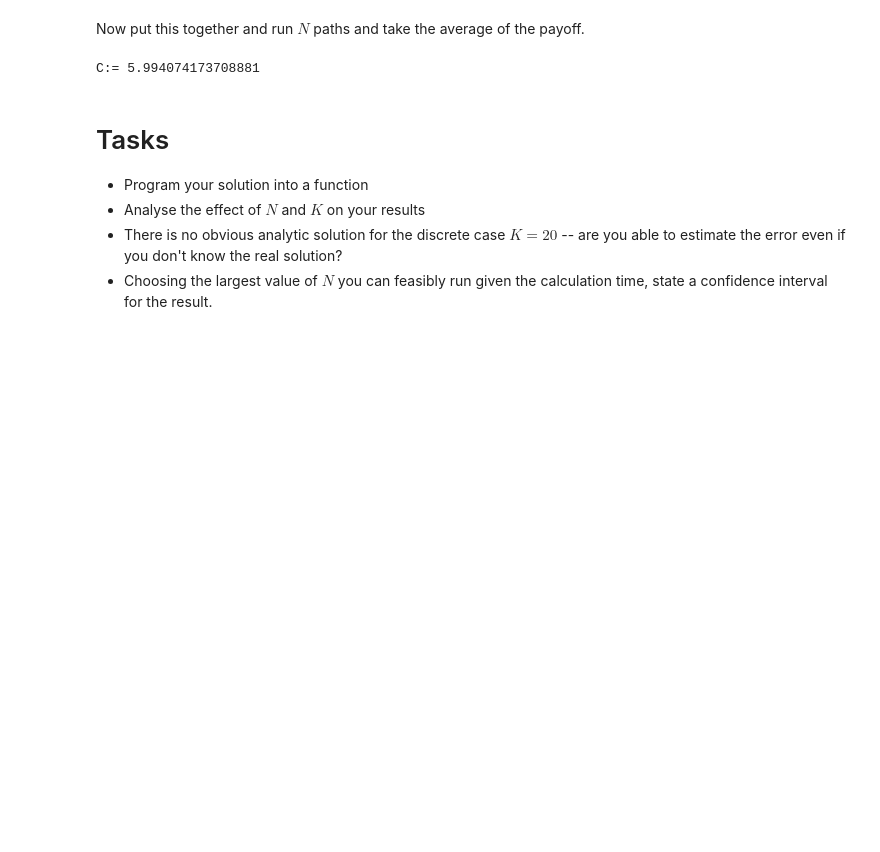
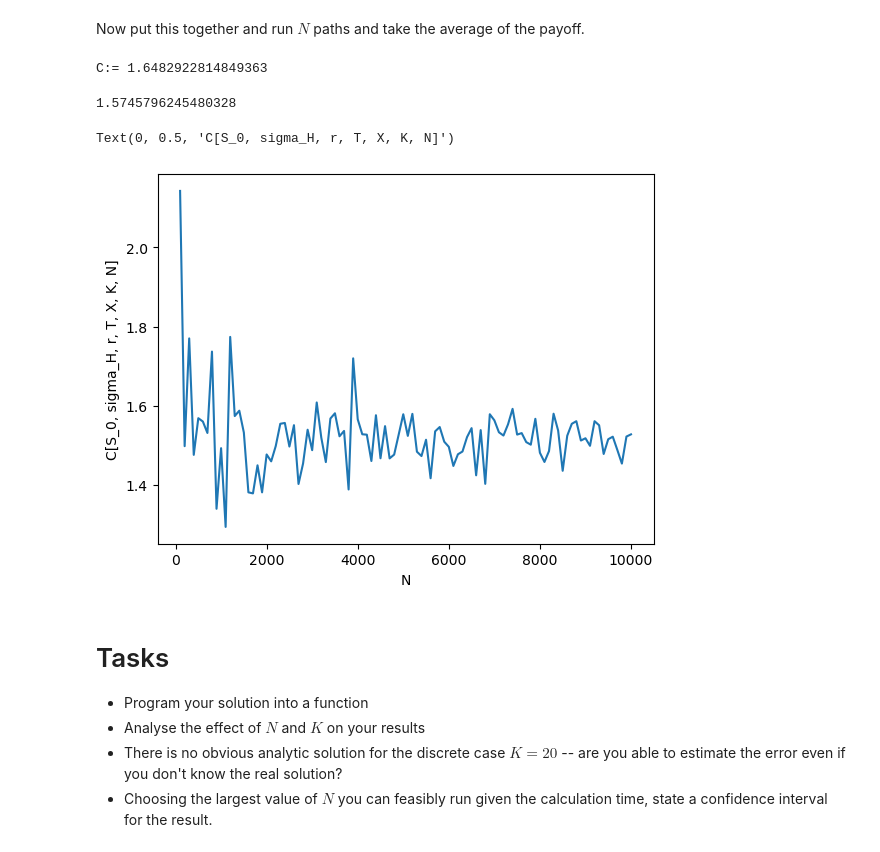
Before and after one commit to pjohno/MATH60082-python, a Jupyter notebook: MATH60082-lab-class-6.ipynb, the cells around one changed output. Drawn from its saved outputs; the diff is of its cells as text; code cells hidden in the pictures; blank space fills up the shorter version.

```diff
--- a/MATH60082-lab-class-6.ipynb
+++ b/MATH60082-lab-class-6.ipynb
@@ -241,20 +259,29 @@ Now put this together and run $N$ paths and take the average of the payoff.
 dW = rng.normal( 0.0 , numpy.sqrt(dt) , size = (N,K) )
 
 S_t = numpy.zeros(K+1)
+sigma_t = numpy.zeros(K+1)
 
 sum=0.0
 # run N paths
 for i in range(0,N):
     # initialise stock and path variables
     S_t[0] = S_0
+    sigma_t[0] = sigma_L
     A = 0.0
     # run through path
     for k in range(0,K):
-        S_t[k+1] = S_t[k] * numpy.exp((r-0.5*sigma*sigma)*dt+sigma*dW[i][k])
+        S_t[k+1] = S_t[k] * numpy.exp((r-0.5*sigma_t[k]*sigma_t[k])*dt+sigma_t[k]*dW[i][k])
+        if abs(sigma_t[k] - sigma_L) < 1.e-6:
+            if xi[i][k] < lam_LH*dt:
+                sigma_t[k+1] = sigma_H
+            else:
+                sigma_t[k+1] = sigma_L
+        else:
+            sigma_t[k+1] = sigma_H
         A = A + abs(S_t[k+1] - S_t[k])
     A = A/numpy.sqrt(K)
     # now calculate payoff on A
     sum = sum + max(A-X,0.0)
 print("C:=",sum/N*numpy.exp(-r*T))
 # %% [output]
-C:= 5.994074173708881
+C:= 1.6482922814849363
@@ -261,3 +320,24 @@ C:= 5.994074173708881
+# %%
+print(monteCarlo(S_0, sigma_L , sigma_H, lam_LH,r, T, X, K, N,rng))
+# %% [output]
+1.5745796245480328
+# %%
+import matplotlib.pyplot as plt
+
+numberOfResults = 100
+# setup some vectors to store the results
+Narray = numpy.zeros(numberOfResults,dtype=int)
+Varray = numpy.zeros(numberOfResults)
+# loop over different values of N
+for i in range(0,numberOfResults):
+    Narray[i] = (i+1)*100
+    Varray[i] = monteCarlo(S_0, sigma_L , sigma_H, lam_LH,r, T, X, K, Narray[i],rng)
+plt.plot(Narray, Varray)
+plt.xlabel("N")
+plt.ylabel("C[S_0, sigma_L, sigma_H, lam_LH, r, T, X, K, N]")
+# %% [output]
+Text(0, 0.5, 'C[S_0, sigma_H, r, T, X, K, N]')
+[figure, added]
 # %% [markdown]
 # Tasks
 
```
Also changed, not shown: parts of 10 cells of this notebook, 1 other file.
